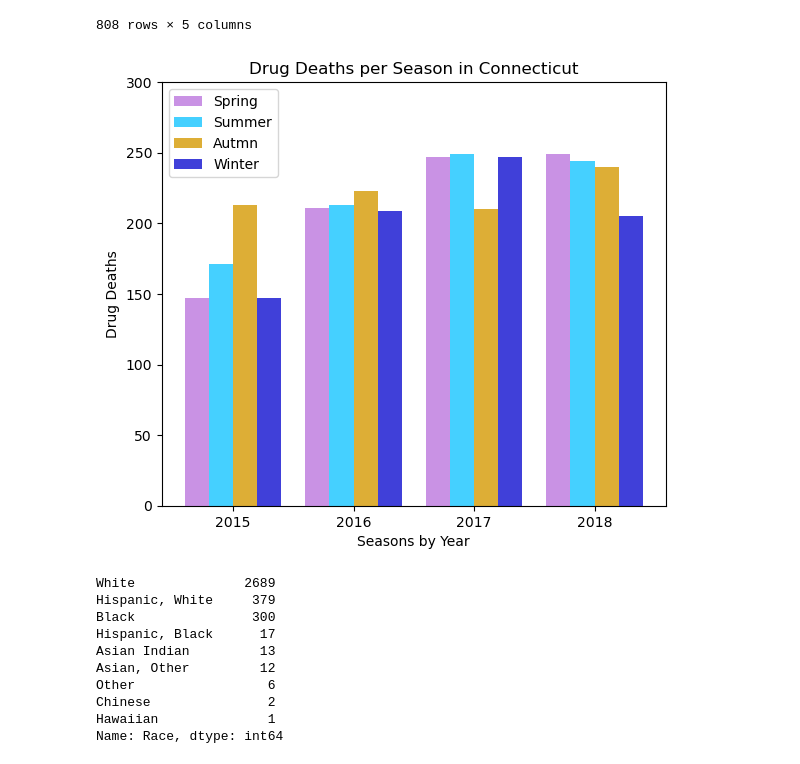
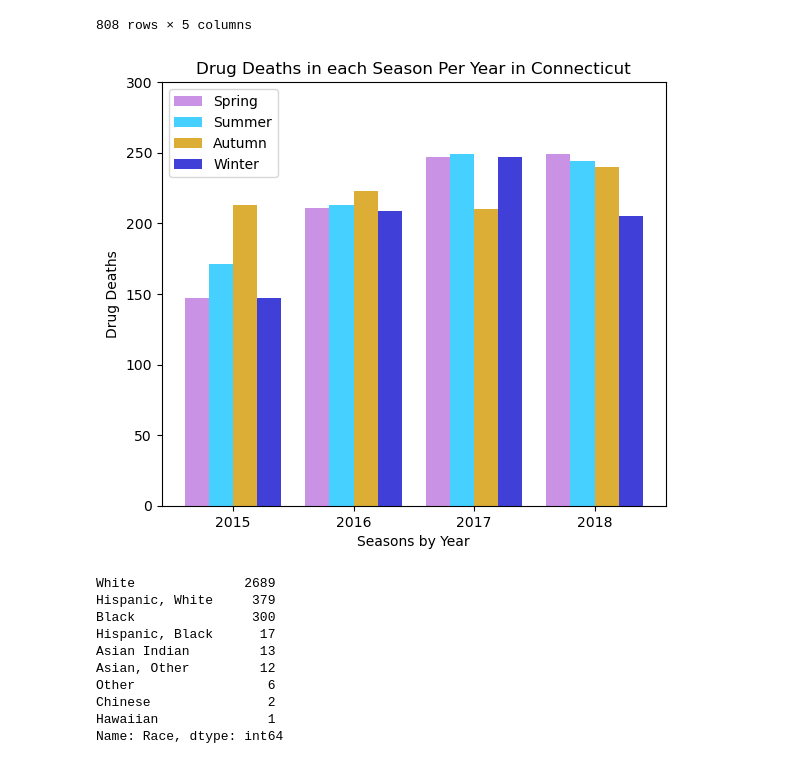
Before and after one commit to Elevate04/Team_5_Project, a Jupyter notebook: Data Cleaning/drugDataCleaning.ipynb, the cells around one changed output. Cells and saved outputs as stored; diff of their text form; code cells hidden in the pictures.

```diff
--- a/Data Cleaning/drugDataCleaning.ipynb
+++ b/Data Cleaning/drugDataCleaning.ipynb
@@ -245,26 +248,26 @@ See the caveats in the documentation: https://pandas.pydata.org/pandas-docs/stab
 # %%
 #assign color values
 purple = clr.to_rgba('darkorchid', alpha=0.53)
 lBlue = clr.to_rgba('deepskyblue', alpha=0.73)
 dBlue = clr.to_rgba('mediumblue', alpha=0.75)
 gold = clr.to_rgba('goldenrod', alpha=0.9)
 colors = [purple, lBlue, gold, dBlue]
 x = np.arange(2014.5,2019,1)
 
 #plot and label histogram
 plt.figure(figsize=(6.5,5.5))
 plt.hist([SpringDF['Year'], SummerDF['Year'], AutumnDF['Year'], WinterDF['Year']],
-         label=['Spring', 'Summer', 'Autmn', 'Winter'], color = colors,bins = x)
+         label=['Spring', 'Summer', 'Autumn', 'Winter'], color = colors,bins = x)
 
 plt.xticks([2015, 2016, 2017, 2018])
 plt.ylim(-0, 300)
-plt.title("Drug Deaths per Season in Connecticut")
+plt.title("Drug Deaths in each Season Per Year in Connecticut")
 plt.xlabel("Seasons by Year")
 plt.ylabel("Drug Deaths")
 plt.legend(loc="upper left")
 plt.savefig("Images/SeasonsHistogram.png")
 # %% [output]
-[figure, old version]
+[figure, new version]
 # %%
 #create new DF with the count of each category
 Death_by_race_count =drugLocDF["Race"].value_counts()
```
Also changed, not shown: parts of 11 cells of this notebook, 5 other files.
